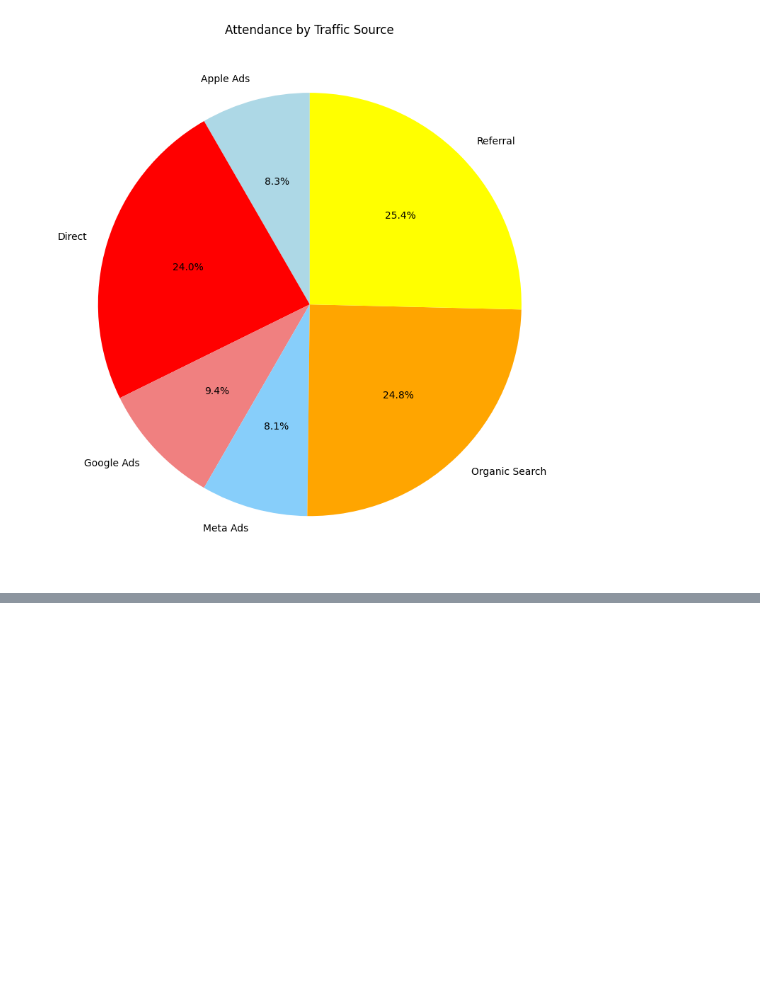
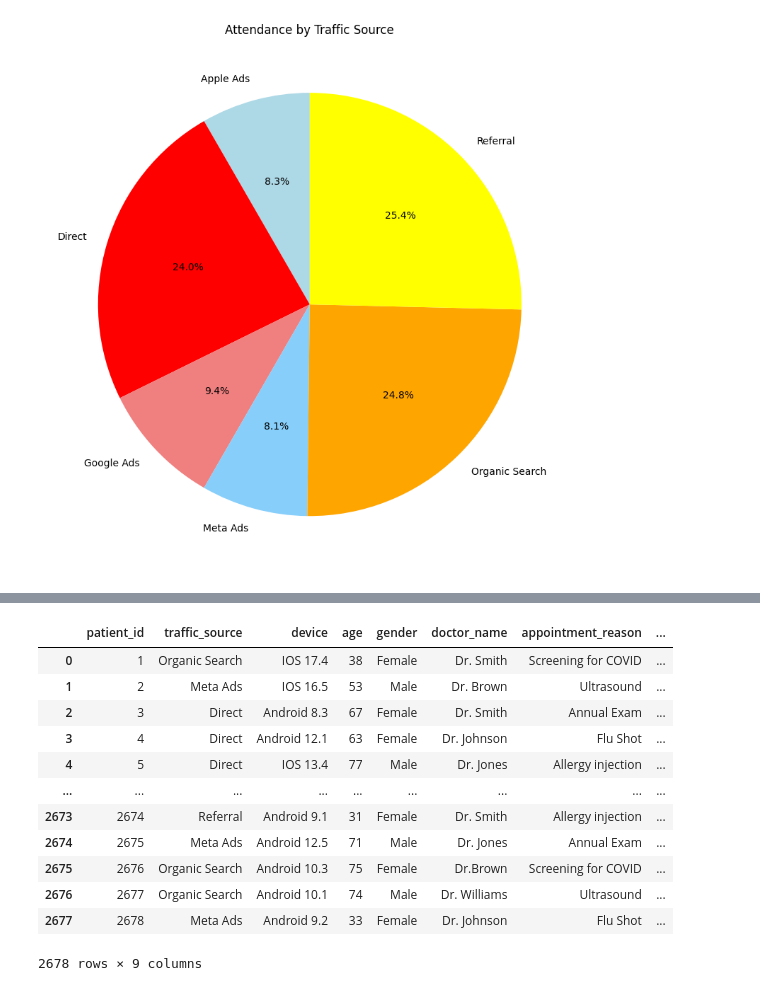
Before and after one commit to Ismat-Samadov/kyla_ProductAnalyst, a Jupyter notebook: task.ipynb, the cells around one changed output, grey strips where cells are left out. Cells and saved outputs as stored; diff of their text form; code cells hidden in the pictures; blank space fills up the shorter version.

```diff
--- a/task.ipynb
+++ b/task.ipynb
@@ -540,0 +572,16 @@ plt.show()
+# %%
+app_appointments_merged
+# %% [output]
+|  | patient_id | traffic_source | device | age | gender | doctor_name | appointment_reason | ... |
+| 0 | 1 | Organic Search | IOS 17.4 | 38 | Female | Dr. Smith | Screening for COVID | ... |
+| 1 | 2 | Meta Ads | IOS 16.5 | 53 | Male | Dr. Brown | Ultrasound | ... |
+| 2 | 3 | Direct | Android 8.3 | 67 | Female | Dr. Smith | Annual Exam | ... |
+| 3 | 4 | Direct | Android 12.1 | 63 | Female | Dr. Johnson | Flu Shot | ... |
+| 4 | 5 | Direct | IOS 13.4 | 77 | Male | Dr. Jones | Allergy injection | ... |
+| ... | ... | ... | ... | ... | ... | ... | ... | ... |
+| 2673 | 2674 | Referral | Android 9.1 | 31 | Female | Dr. Smith | Allergy injection | ... |
+| 2674 | 2675 | Meta Ads | Android 12.5 | 71 | Male | Dr. Jones | Annual Exam | ... |
+| 2675 | 2676 | Organic Search | Android 10.3 | 75 | Female | Dr.Brown | Screening for COVID | ... |
+| 2676 | 2677 | Organic Search | Android 10.1 | 74 | Male | Dr. Williams | Ultrasound | ... |
+| 2677 | 2678 | Meta Ads | Android 9.2 | 33 | Female | Dr. Johnson | Flu Shot | ... |
+2678 rows × 9 columns
```
Also changed, not shown: parts of 6 cells of this notebook.
